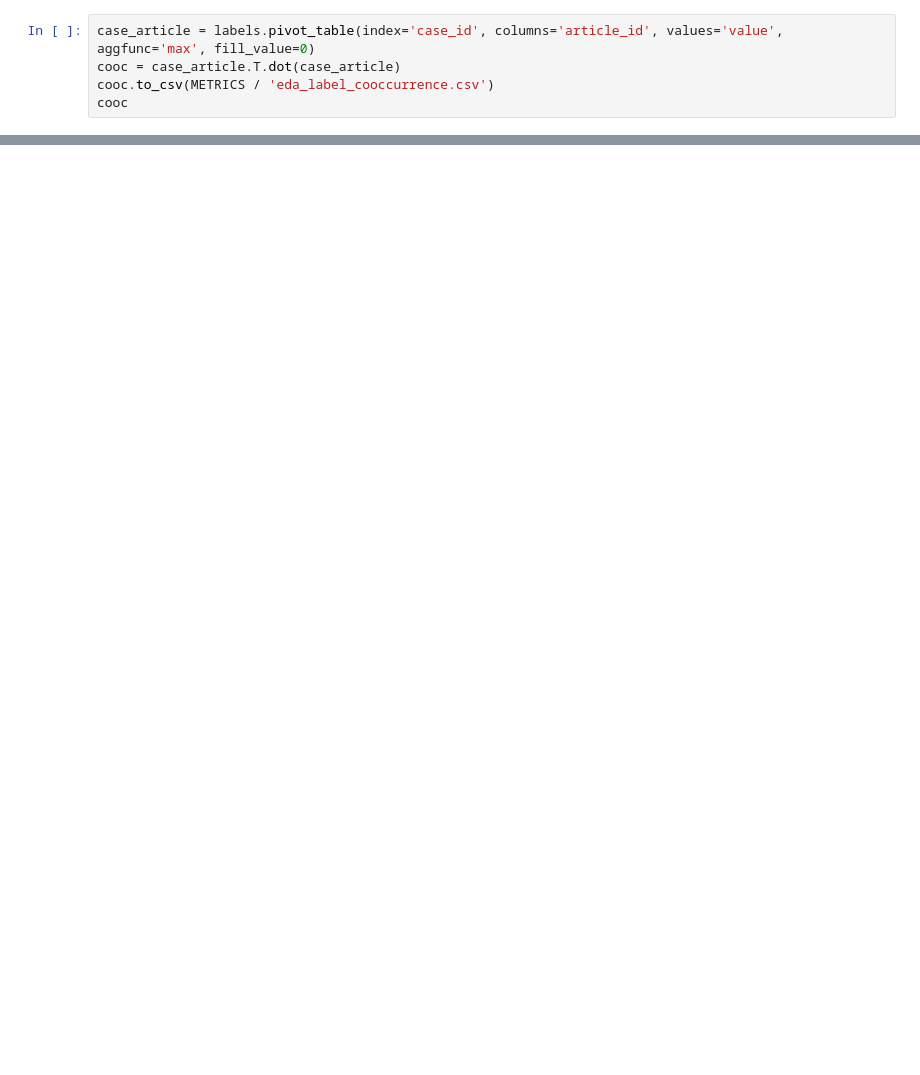
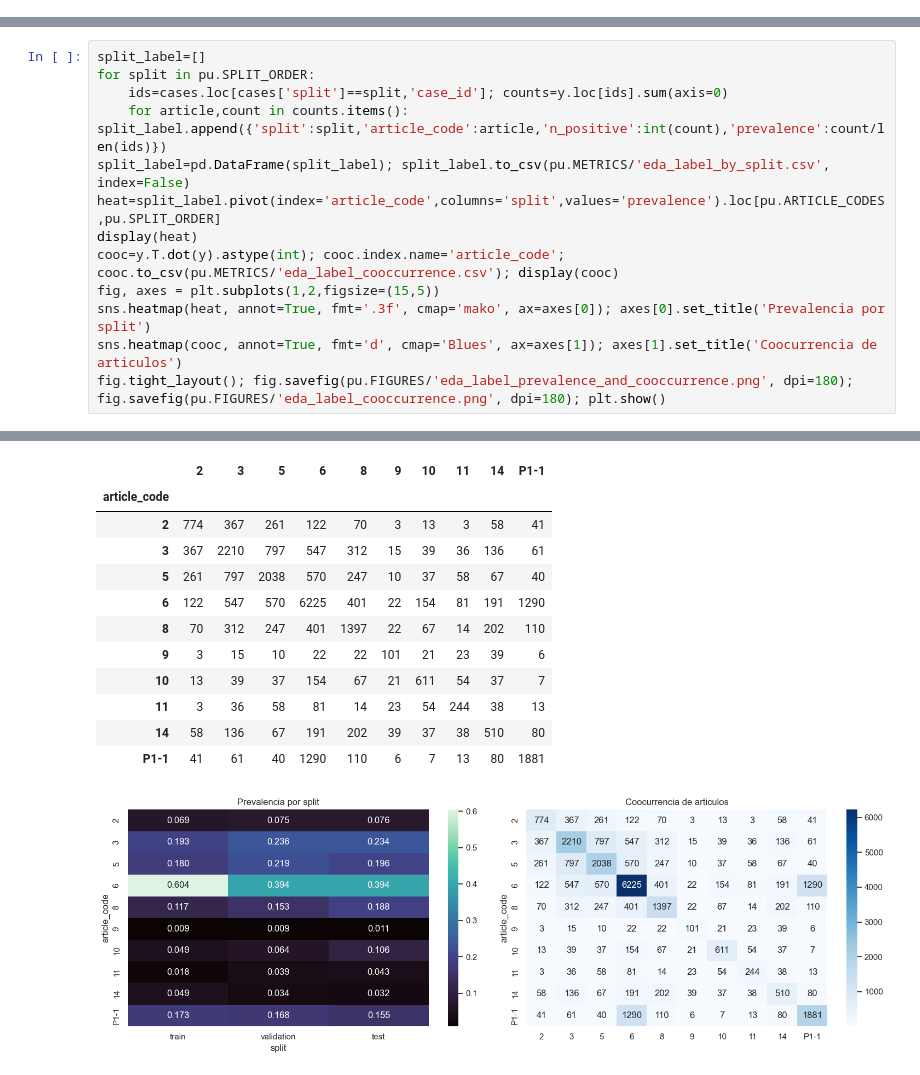
Before and after one commit to JBLOZ/proyecto-aprendizaje-avanzado, a Jupyter notebook: 01_datos_y_eda.ipynb, the cells around one changed output, grey strips where cells are left out. Cells and saved outputs as stored; diff of their text form; blank space fills up the shorter version.

```diff
--- a/01_datos_y_eda.ipynb
+++ b/01_datos_y_eda.ipynb
@@ -372,5 +0,0 @@ Por ejemplo, si dos articulos suelen coocurrir, el clasificador puede aprender p
-# %%
-case_article = labels.pivot_table(index='case_id', columns='article_id', values='value', aggfunc='max', fill_value=0)
-cooc = case_article.T.dot(case_article)
-cooc.to_csv(METRICS / 'eda_label_cooccurrence.csv')
-cooc
@@ -598,0 +176,14 @@ C:\Users\jordi\Documents\UNI\proyecto-aprendizaje-avanzado\artifacts\figures\fig
+# %%
+split_label=[]
+for split in pu.SPLIT_ORDER:
+    ids=cases.loc[cases['split']==split,'case_id']; counts=y.loc[ids].sum(axis=0)
+    for article,count in counts.items(): split_label.append({'split':split,'article_code':article,'n_positive':int(count),'prevalence':count/len(ids)})
+split_label=pd.DataFrame(split_label); split_label.to_csv(pu.METRICS/'eda_label_by_split.csv', index=False)
+heat=split_label.pivot(index='article_code',columns='split',values='prevalence').loc[pu.ARTICLE_CODES,pu.SPLIT_ORDER]
+display(heat)
+cooc=y.T.dot(y).astype(int); cooc.index.name='article_code'; cooc.to_csv(pu.METRICS/'eda_label_cooccurrence.csv'); display(cooc)
+fig, axes = plt.subplots(1,2,figsize=(15,5))
+sns.heatmap(heat, annot=True, fmt='.3f', cmap='mako', ax=axes[0]); axes[0].set_title('Prevalencia por split')
+sns.heatmap(cooc, annot=True, fmt='d', cmap='Blues', ax=axes[1]); axes[1].set_title('Coocurrencia de articulos')
+fig.tight_layout(); fig.savefig(pu.FIGURES/'eda_label_prevalence_and_cooccurrence.png', dpi=180); fig.savefig(pu.FIGURES/'eda_label_cooccurrence.png', dpi=180); plt.show()
+# %% [output]
@@ -598,0 +202,13 @@ C:\Users\jordi\Documents\UNI\proyecto-aprendizaje-avanzado\artifacts\figures\fig
+|  | 2 | 3 | 5 | 6 | 8 | 9 | 10 | 11 | 14 | P1-1 |
+| article_code |  |  |  |  |  |  |  |  |  |  |
+| 2 | 774 | 367 | 261 | 122 | 70 | 3 | 13 | 3 | 58 | 41 |
+| 3 | 367 | 2210 | 797 | 547 | 312 | 15 | 39 | 36 | 136 | 61 |
+| 5 | 261 | 797 | 2038 | 570 | 247 | 10 | 37 | 58 | 67 | 40 |
+| 6 | 122 | 547 | 570 | 6225 | 401 | 22 | 154 | 81 | 191 | 1290 |
+| 8 | 70 | 312 | 247 | 401 | 1397 | 22 | 67 | 14 | 202 | 110 |
+| 9 | 3 | 15 | 10 | 22 | 22 | 101 | 21 | 23 | 39 | 6 |
+| 10 | 13 | 39 | 37 | 154 | 67 | 21 | 611 | 54 | 37 | 7 |
+| 11 | 3 | 36 | 58 | 81 | 14 | 23 | 54 | 244 | 38 | 13 |
+| 14 | 58 | 136 | 67 | 191 | 202 | 39 | 37 | 38 | 510 | 80 |
+| P1-1 | 41 | 61 | 40 | 1290 | 110 | 6 | 7 | 13 | 80 | 1881 |
+[figure, added]
```
Also changed, not shown: parts of 43 cells of this notebook, 12 other files.
